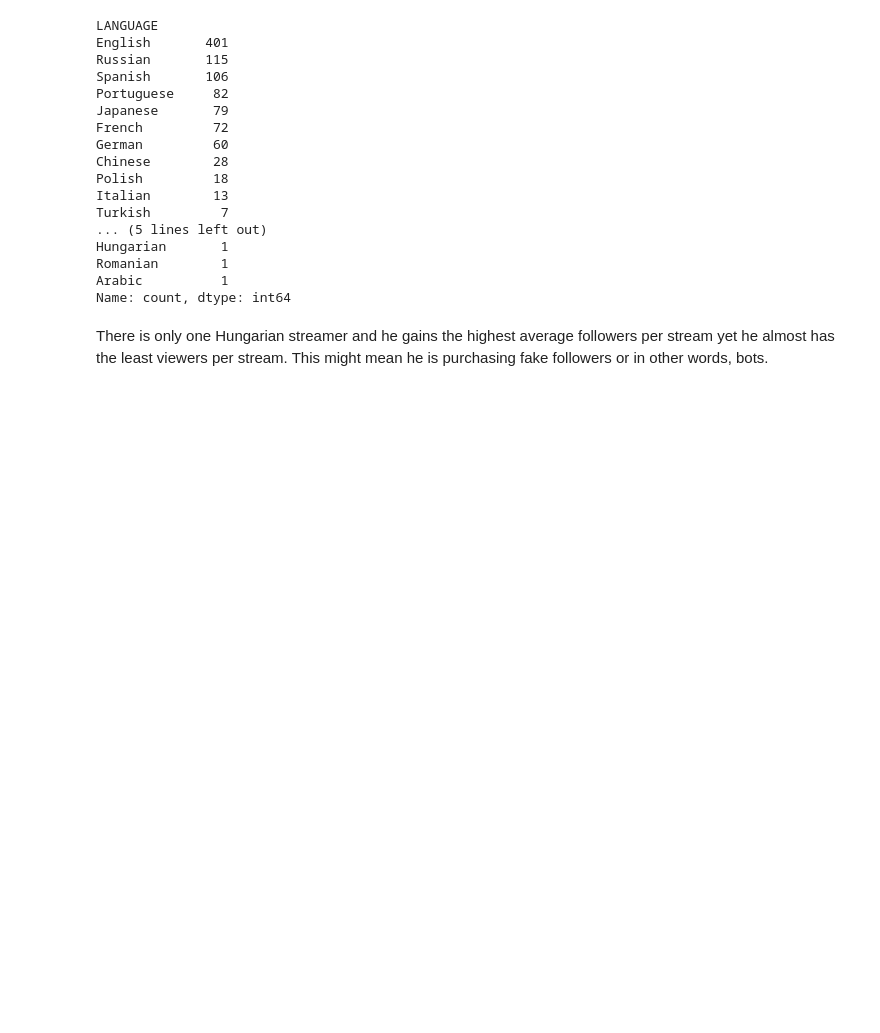
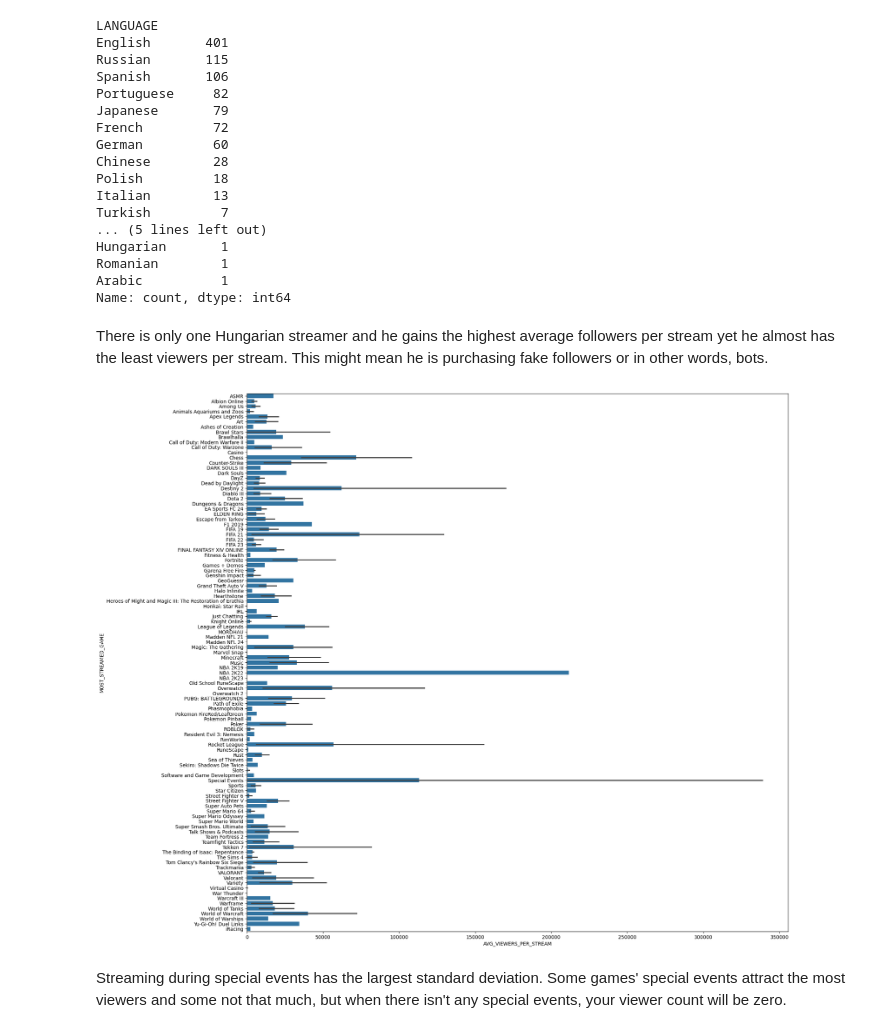
Before and after one commit to Mu5enna/Top1000TwitchStreamer_DataAnalysis, a Jupyter notebook: analysis.ipynb, the cells around one changed output. Saved outputs shown, nothing was run; the diff lists cells and outputs as text; code cells hidden in the pictures; blank space fills up the shorter version.

Commit message:
some graphs

```diff
--- a/analysis.ipynb
+++ b/analysis.ipynb
@@ -583,3 +583,10 @@ Arabic          1
 Name: count, dtype: int64
 # %% [markdown]
 There is only one Hungarian streamer and he gains the highest average followers per stream yet he almost has the least viewers per stream. This might mean he is purchasing fake followers or in other words, bots.
+# %%
+plt.figure(figsize=(20,20))
+sns.barplot(x="AVG_VIEWERS_PER_STREAM", y="MOST_STREAMED_GAME", data=df);
+# %% [output]
+[figure, added]
+# %% [markdown]
+Streaming during special events has the largest standard deviation. Some games' special events attract the most viewers and some not that much, but when there isn't any special events, your viewer count will be zero.
```
Also changed, not shown: parts of 1 cell of this notebook.
